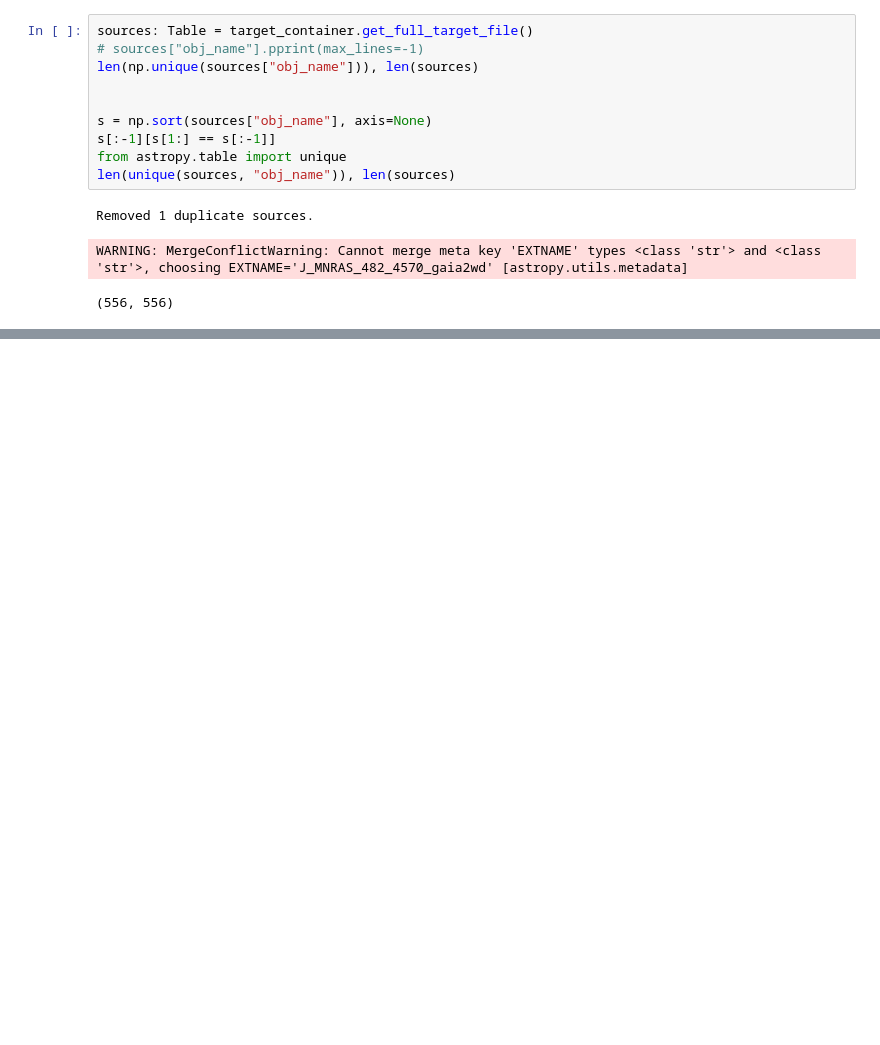
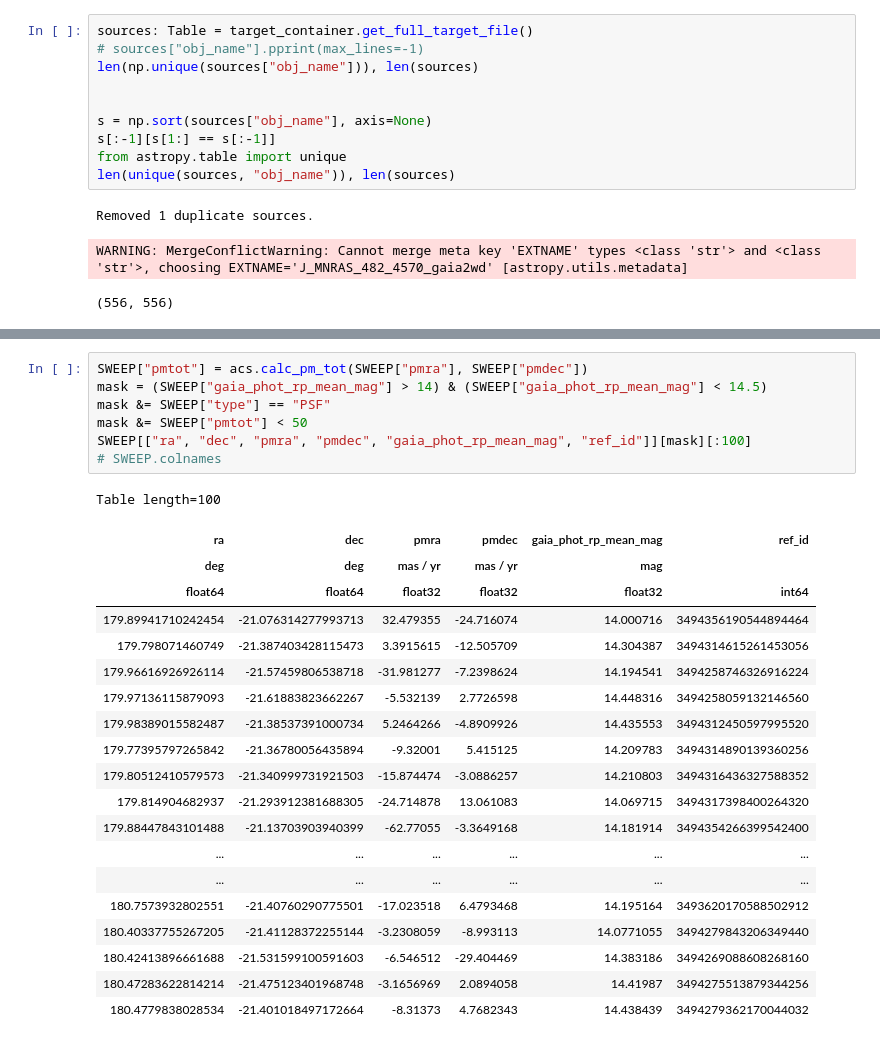
Before and after one commit to FBalzerMPE/aat_target_file_construction, a Jupyter notebook: 0_target_file_construction.ipynb, the cells around one changed output, grey strips where cells are left out. Drawn from its saved outputs; the diff is of its cells as text; blank space fills up the shorter version.

```diff
--- a/0_target_file_construction.ipynb
+++ b/0_target_file_construction.ipynb
@@ -318,0 +473,28 @@ target_container.white_dwarfs["rmag"]
+# %%
+SWEEP["pmtot"] = acs.calc_pm_tot(SWEEP["pmra"], SWEEP["pmdec"])
+mask = (SWEEP["gaia_phot_rp_mean_mag"] > 14) & (SWEEP["gaia_phot_rp_mean_mag"] < 14.5)
+mask &= SWEEP["type"] == "PSF"
+mask &= SWEEP["pmtot"] < 50
+SWEEP[["ra", "dec", "pmra", "pmdec", "gaia_phot_rp_mean_mag", "ref_id"]][mask][:100]
+# SWEEP.colnames
+# %% [output]
+Table length=100
+| ra | dec | pmra | pmdec | gaia_phot_rp_mean_mag | ref_id |
+| deg | deg | mas / yr | mas / yr | mag |  |
+| float64 | float64 | float32 | float32 | float32 | int64 |
+| 179.89941710242454 | -21.076314277993713 | 32.479355 | -24.716074 | 14.000716 | 3494356190544894464 |
+| 179.798071460749 | -21.387403428115473 | 3.3915615 | -12.505709 | 14.304387 | 3494314615261453056 |
+| 179.96616926926114 | -21.57459806538718 | -31.981277 | -7.2398624 | 14.194541 | 3494258746326916224 |
+| 179.97136115879093 | -21.61883823662267 | -5.532139 | 2.7726598 | 14.448316 | 3494258059132146560 |
+| 179.98389015582487 | -21.38537391000734 | 5.2464266 | -4.8909926 | 14.435553 | 3494312450597995520 |
+| 179.77395797265842 | -21.36780056435894 | -9.32001 | 5.415125 | 14.209783 | 3494314890139360256 |
+| 179.80512410579573 | -21.340999731921503 | -15.874474 | -3.0886257 | 14.210803 | 3494316436327588352 |
+| 179.814904682937 | -21.293912381688305 | -24.714878 | 13.061083 | 14.069715 | 3494317398400264320 |
+| 179.88447843101488 | -21.13703903940399 | -62.77055 | -3.3649168 | 14.181914 | 3494354266399542400 |
+| ... | ... | ... | ... | ... | ... |
+| ... | ... | ... | ... | ... | ... |
+| 180.7573932802551 | -21.40760290775501 | -17.023518 | 6.4793468 | 14.195164 | 3493620170588502912 |
+| 180.40337755267205 | -21.41128372255144 | -3.2308059 | -8.993113 | 14.0771055 | 3494279843206349440 |
+| 180.42413896661688 | -21.531599100591603 | -6.546512 | -29.404469 | 14.383186 | 3494269088608268160 |
+| 180.47283622814214 | -21.475123401968748 | -3.1656969 | 2.0894058 | 14.41987 | 3494275513879344256 |
+| 180.4779838028534 | -21.401018497172664 | -8.31373 | 4.7682343 | 14.438439 | 3494279362170044032 |
```
Also changed, not shown: parts of 9 cells of this notebook, 6 other files.
